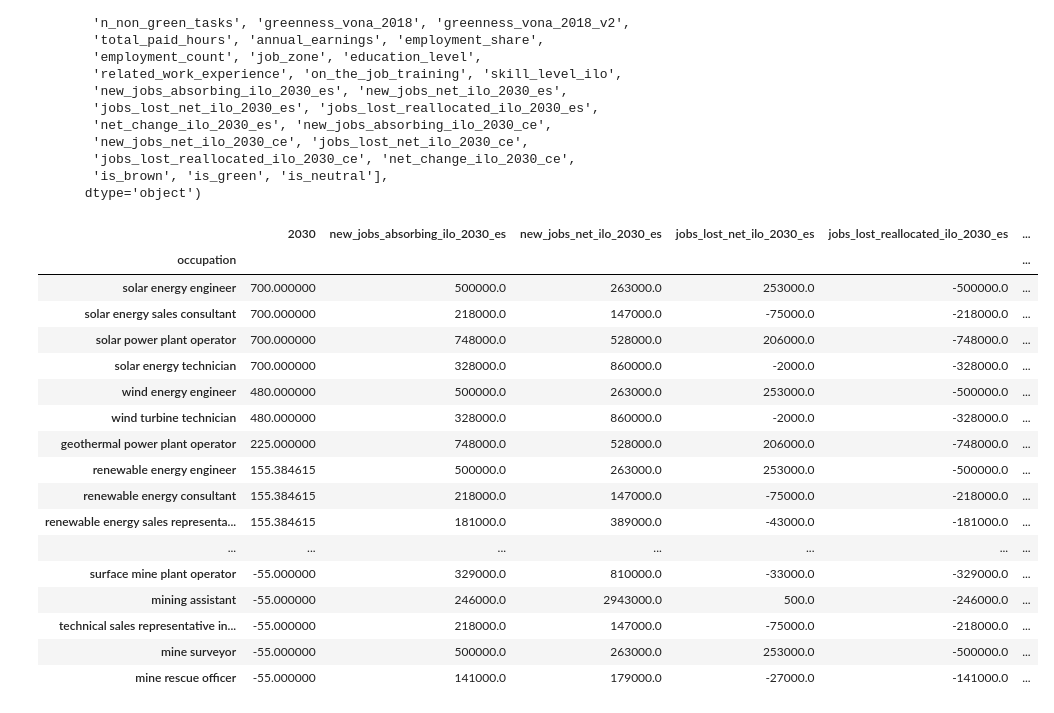
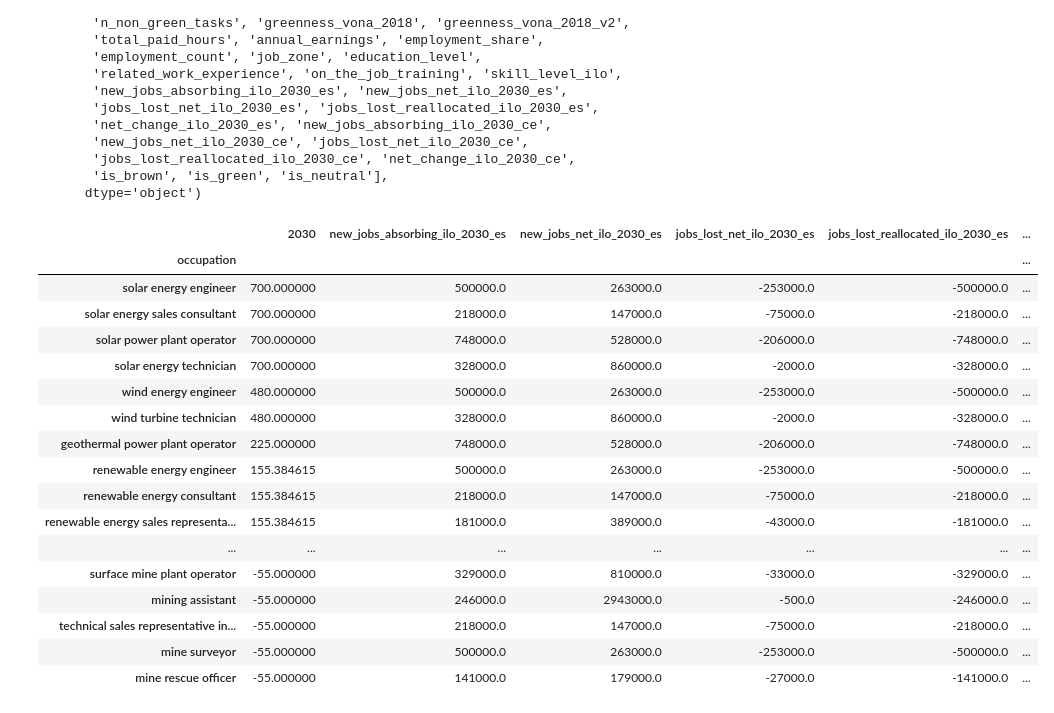
Before and after one commit to derpyninja/rejet, a Jupyter notebook: notebooks/15-fz-iea-scenario.ipynb, the cells around one changed output. Drawn from its saved outputs; the diff is of its cells as text; code cells hidden in the pictures.

```diff
--- a/notebooks/15-fz-iea-scenario.ipynb
+++ b/notebooks/15-fz-iea-scenario.ipynb
@@ -426,37 +383,35 @@ Index(['id', 'concept_uri', 'preferred_label', 'isco_level_4', 'onet_code',
 # %%
 ilo_cols = ["preferred_label", 'new_jobs_absorbing_ilo_2030_es', 'new_jobs_net_ilo_2030_es',
        'jobs_lost_net_ilo_2030_es', 'jobs_lost_reallocated_ilo_2030_es',
        'net_change_ilo_2030_es', 'new_jobs_absorbing_ilo_2030_ce',
        'new_jobs_net_ilo_2030_ce', 'jobs_lost_net_ilo_2030_ce',
        'jobs_lost_reallocated_ilo_2030_ce', 'net_change_ilo_2030_ce']
 
 df_merged2 = pd.merge(
     df_iea_sub.rename(columns=names1)[["occupation", 2030]],
     df_metadata[ilo_cols],
     left_on="occupation",
     right_on="preferred_label",
     how="left"
 ).drop(columns=["preferred_label"]).set_index("occupation")
-
-df_merged2
 # %% [output]
 |  | 2030 | new_jobs_absorbing_ilo_2030_es | new_jobs_net_ilo_2030_es | jobs_lost_net_ilo_2030_es | jobs_lost_reallocated_ilo_2030_es | ... |
 | occupation |  |  |  |  |  | ... |
-| solar energy engineer | 700.000000 | 500000.0 | 263000.0 | 253000.0 | -500000.0 | ... |
+| solar energy engineer | 700.000000 | 500000.0 | 263000.0 | -253000.0 | -500000.0 | ... |
 | solar energy sales consultant | 700.000000 | 218000.0 | 147000.0 | -75000.0 | -218000.0 | ... |
-| solar power plant operator | 700.000000 | 748000.0 | 528000.0 | 206000.0 | -748000.0 | ... |
+| solar power plant operator | 700.000000 | 748000.0 | 528000.0 | -206000.0 | -748000.0 | ... |
 | solar energy technician | 700.000000 | 328000.0 | 860000.0 | -2000.0 | -328000.0 | ... |
-| wind energy engineer | 480.000000 | 500000.0 | 263000.0 | 253000.0 | -500000.0 | ... |
+| wind energy engineer | 480.000000 | 500000.0 | 263000.0 | -253000.0 | -500000.0 | ... |
 | wind turbine technician | 480.000000 | 328000.0 | 860000.0 | -2000.0 | -328000.0 | ... |
-| geothermal power plant operator | 225.000000 | 748000.0 | 528000.0 | 206000.0 | -748000.0 | ... |
-| renewable energy engineer | 155.384615 | 500000.0 | 263000.0 | 253000.0 | -500000.0 | ... |
+| geothermal power plant operator | 225.000000 | 748000.0 | 528000.0 | -206000.0 | -748000.0 | ... |
+| renewable energy engineer | 155.384615 | 500000.0 | 263000.0 | -253000.0 | -500000.0 | ... |
 | renewable energy consultant | 155.384615 | 218000.0 | 147000.0 | -75000.0 | -218000.0 | ... |
 | renewable energy sales representa... | 155.384615 | 181000.0 | 389000.0 | -43000.0 | -181000.0 | ... |
 | ... | ... | ... | ... | ... | ... | ... |
 | surface mine plant operator | -55.000000 | 329000.0 | 810000.0 | -33000.0 | -329000.0 | ... |
-| mining assistant | -55.000000 | 246000.0 | 2943000.0 | 500.0 | -246000.0 | ... |
+| mining assistant | -55.000000 | 246000.0 | 2943000.0 | -500.0 | -246000.0 | ... |
 | technical sales representative in... | -55.000000 | 218000.0 | 147000.0 | -75000.0 | -218000.0 | ... |
-| mine surveyor | -55.000000 | 500000.0 | 263000.0 | 253000.0 | -500000.0 | ... |
+| mine surveyor | -55.000000 | 500000.0 | 263000.0 | -253000.0 | -500000.0 | ... |
 | mine rescue officer | -55.000000 | 141000.0 | 179000.0 | -27000.0 | -141000.0 | ... |
 # %%
 df_merged2.rcorr(method="pearson", pval_stars=pval_stars)
```
Also changed, not shown: parts of 8 cells of this notebook, 23 other files.
